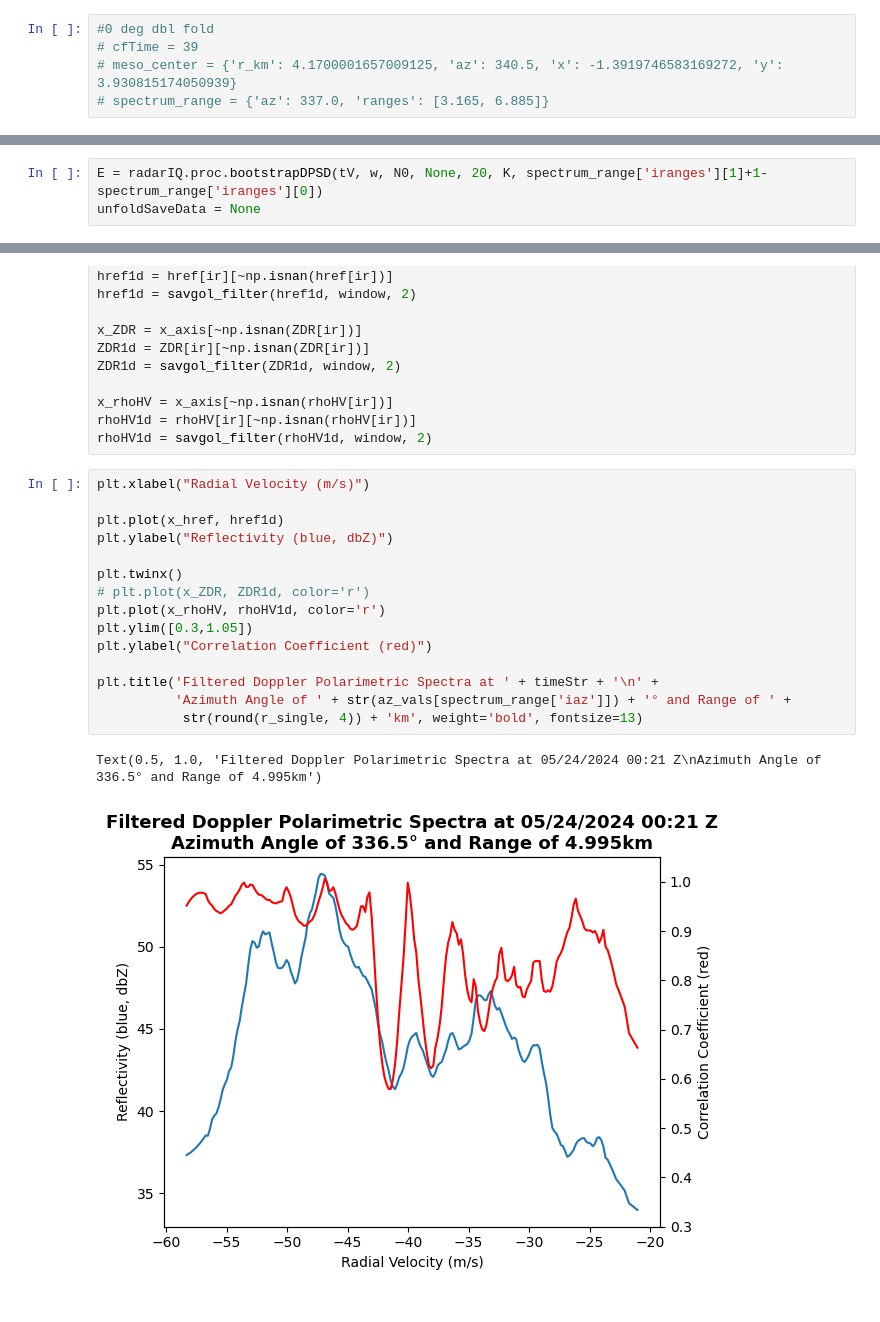
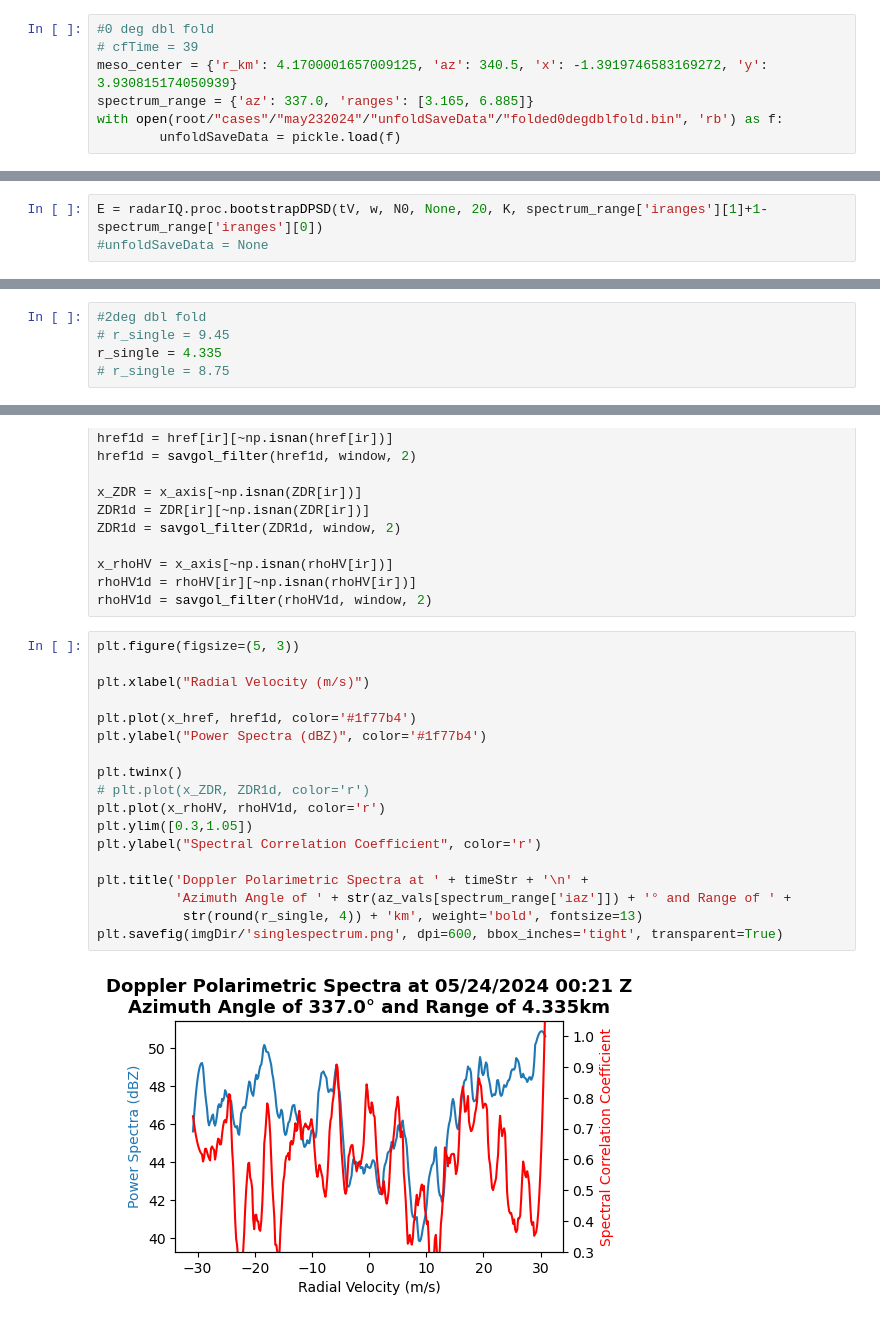
Before and after one commit to aeol1an/radarIQ, a Jupyter notebook: bootstrap_iPyart_single.ipynb, the cells around one changed output, grey strips where cells are left out. Drawn from its saved outputs; the diff is of its cells as text.

```diff
--- a/bootstrap_iPyart_single.ipynb
+++ b/bootstrap_iPyart_single.ipynb
@@ -65,8 +82,10 @@ unfoldSaveData = None
 # %%
 #0 deg dbl fold
 # cfTime = 39
-# meso_center = {'r_km': 4.1700001657009125, 'az': 340.5, 'x': -1.3919746583169272, 'y': 3.930815174050939}
-# spectrum_range = {'az': 337.0, 'ranges': [3.165, 6.885]}
+meso_center = {'r_km': 4.1700001657009125, 'az': 340.5, 'x': -1.3919746583169272, 'y': 3.930815174050939}
+spectrum_range = {'az': 337.0, 'ranges': [3.165, 6.885]}
+with open(root/"cases"/"may232024"/"unfoldSaveData"/"folded0degdblfold.bin", 'rb') as f:
+        unfoldSaveData = pickle.load(f)
 # %%
 def dblclick(event):
     if event.dblclick:
@@ -239,7 +256,7 @@ tV = {
 w = np.blackman(ns)
 # %%
 E = radarIQ.proc.bootstrapDPSD(tV, w, N0, None, 20, K, spectrum_range['iranges'][1]+1-spectrum_range['iranges'][0])
-unfoldSaveData = None
+#unfoldSaveData = None
 # %%
 E['sR'].shape
 # %% [output]
@@ -356,3 +378,8 @@ r_single = 5
 # r_single = 8.75
+# %%
+#2deg dbl fold
+# r_single = 9.45
+r_single = 4.335
+# r_single = 8.75
 # %%
 dpsd_fields = {
@@ -437,20 +524,22 @@ x_rhoHV = x_axis[~np.isnan(rhoHV[ir])]
 rhoHV1d = rhoHV[ir][~np.isnan(rhoHV[ir])]
 rhoHV1d = savgol_filter(rhoHV1d, window, 2)
 # %%
+plt.figure(figsize=(5, 3))
+
 plt.xlabel("Radial Velocity (m/s)")
 
-plt.plot(x_href, href1d)
-plt.ylabel("Reflectivity (blue, dbZ)")
+plt.plot(x_href, href1d, color='#1f77b4')
+plt.ylabel("Power Spectra (dBZ)", color='#1f77b4')
 
 plt.twinx()
 # plt.plot(x_ZDR, ZDR1d, color='r')
 plt.plot(x_rhoHV, rhoHV1d, color='r')
 plt.ylim([0.3,1.05])
-plt.ylabel("Correlation Coefficient (red)")
+plt.ylabel("Spectral Correlation Coefficient", color='r')
 
-plt.title('Filtered Doppler Polarimetric Spectra at ' + timeStr + '\n' +
+plt.title('Doppler Polarimetric Spectra at ' + timeStr + '\n' +
           'Azimuth Angle of ' + str(az_vals[spectrum_range['iaz']]) + '° and Range of ' +
            str(round(r_single, 4)) + 'km', weight='bold', fontsize=13)
+plt.savefig(imgDir/'singlespectrum.png', dpi=600, bbox_inches='tight', transparent=True)
 # %% [output]
-Text(0.5, 1.0, 'Filtered Doppler Polarimetric Spectra at 05/24/2024 00:21 Z\nAzimuth Angle of 336.5° and Range of 4.995km')
-[figure, old version]
+[figure, new version]
```
Also changed, not shown: parts of 10 cells of this notebook, 16 other files.
